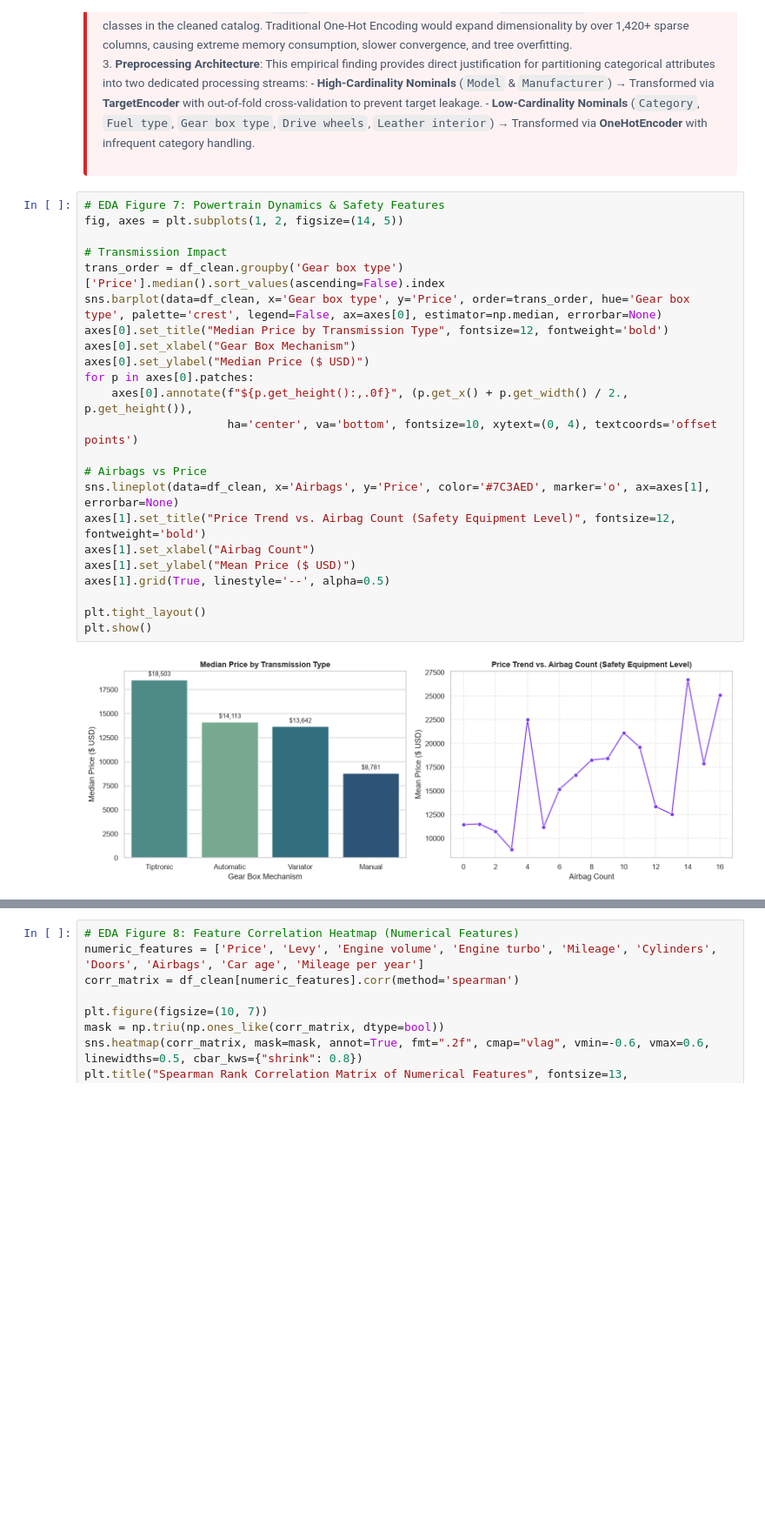
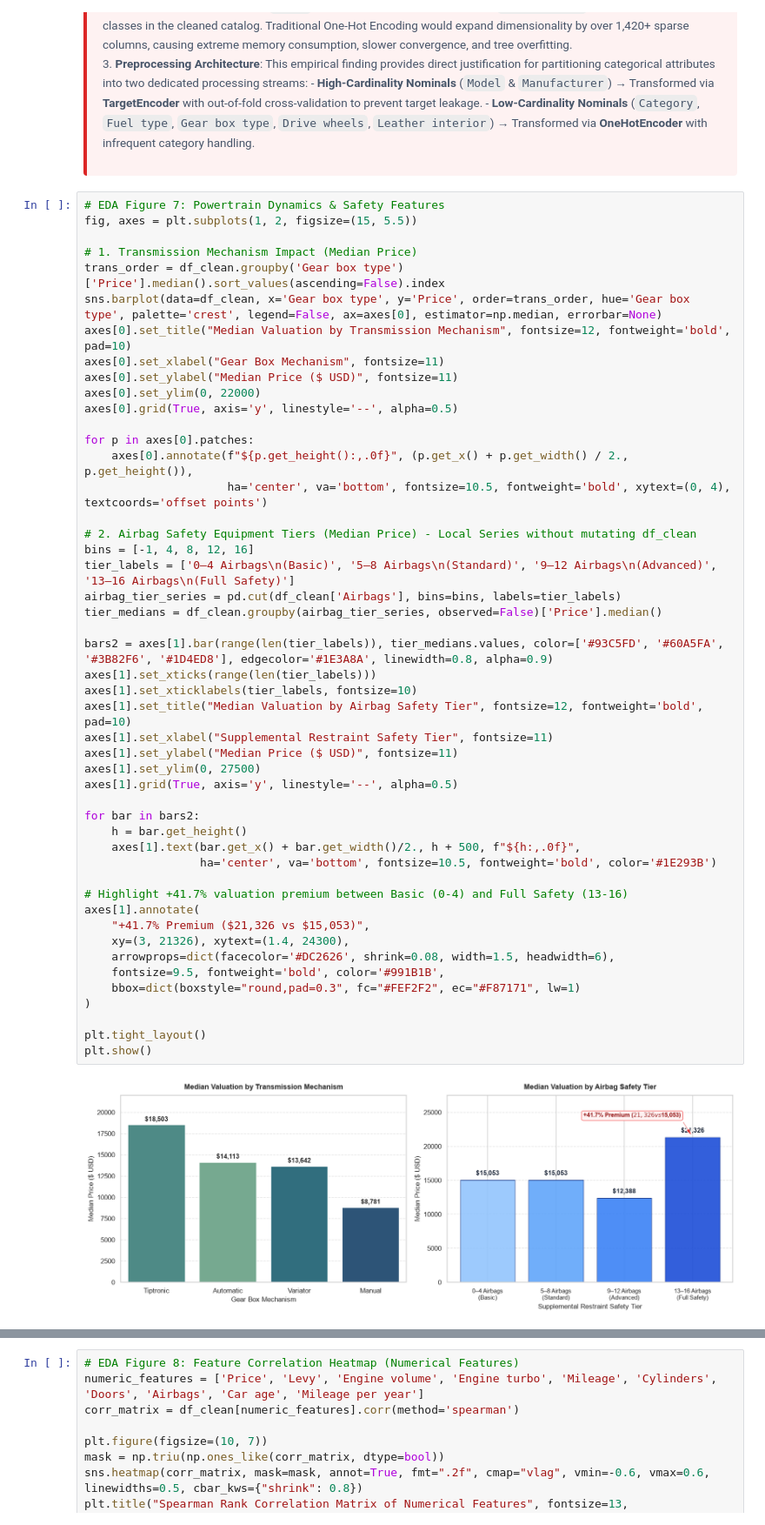
Before and after one commit to jaluprayoga/car_price_prediction, a Jupyter notebook: car_price_prediction.ipynb, the cells around one changed output, grey strips where cells are left out. Shown at 87% size. Saved outputs shown, nothing was run; the diff lists cells and outputs as text; blank space fills up the shorter version.

```diff
--- a/car_price_prediction.ipynb
+++ b/car_price_prediction.ipynb
@@ -590,29 +694,54 @@ plt.show()
 </div>
 # %%
 # EDA Figure 7: Powertrain Dynamics & Safety Features
-fig, axes = plt.subplots(1, 2, figsize=(14, 5))
+fig, axes = plt.subplots(1, 2, figsize=(15, 5.5))
 
-# Transmission Impact
+# 1. Transmission Mechanism Impact (Median Price)
 trans_order = df_clean.groupby('Gear box type')['Price'].median().sort_values(ascending=False).index
 sns.barplot(data=df_clean, x='Gear box type', y='Price', order=trans_order, hue='Gear box type', palette='crest', legend=False, ax=axes[0], estimator=np.median, errorbar=None)
-axes[0].set_title("Median Price by Transmission Type", fontsize=12, fontweight='bold')
-axes[0].set_xlabel("Gear Box Mechanism")
-axes[0].set_ylabel("Median Price ($ USD)")
+axes[0].set_title("Median Valuation by Transmission Mechanism", fontsize=12, fontweight='bold', pad=10)
+axes[0].set_xlabel("Gear Box Mechanism", fontsize=11)
+axes[0].set_ylabel("Median Price ($ USD)", fontsize=11)
+axes[0].set_ylim(0, 22000)
+axes[0].grid(True, axis='y', linestyle='--', alpha=0.5)
+
 for p in axes[0].patches:
     axes[0].annotate(f"${p.get_height():,.0f}", (p.get_x() + p.get_width() / 2., p.get_height()),
-                     ha='center', va='bottom', fontsize=10, xytext=(0, 4), textcoords='offset points')
+                     ha='center', va='bottom', fontsize=10.5, fontweight='bold', xytext=(0, 4), textcoords='offset points')
 
-# Airbags vs Price
-sns.lineplot(data=df_clean, x='Airbags', y='Price', color='#7C3AED', marker='o', ax=axes[1], errorbar=None)
-axes[1].set_title("Price Trend vs. Airbag Count (Safety Equipment Level)", fontsize=12, fontweight='bold')
-axes[1].set_xlabel("Airbag Count")
-axes[1].set_ylabel("Mean Price ($ USD)")
-axes[1].grid(True, linestyle='--', alpha=0.5)
+# 2. Airbag Safety Equipment Tiers (Median Price) - Local Series without mutating df_clean
+bins = [-1, 4, 8, 12, 16]
+tier_labels = ['0–4 Airbags\n(Basic)', '5–8 Airbags\n(Standard)', '9–12 Airbags\n(Advanced)', '13–16 Airbags\n(Full Safety)']
+airbag_tier_series = pd.cut(df_clean['Airbags'], bins=bins, labels=tier_labels)
+tier_medians = df_clean.groupby(airbag_tier_series, observed=False)['Price'].median()
+
+bars2 = axes[1].bar(range(len(tier_labels)), tier_medians.values, color=['#93C5FD', '#60A5FA', '#3B82F6', '#1D4ED8'], edgecolor='#1E3A8A', linewidth=0.8, alpha=0.9)
+axes[1].set_xticks(range(len(tier_labels)))
+axes[1].set_xticklabels(tier_labels, fontsize=10)
+axes[1].set_title("Median Valuation by Airbag Safety Tier", fontsize=12, fontweight='bold', pad=10)
+axes[1].set_xlabel("Supplemental Restraint Safety Tier", fontsize=11)
+axes[1].set_ylabel("Median Price ($ USD)", fontsize=11)
+axes[1].set_ylim(0, 27500)
+axes[1].grid(True, axis='y', linestyle='--', alpha=0.5)
+
+for bar in bars2:
+    h = bar.get_height()
+    axes[1].text(bar.get_x() + bar.get_width()/2., h + 500, f"${h:,.0f}",
+                 ha='center', va='bottom', fontsize=10.5, fontweight='bold', color='#1E293B')
+
+# Highlight +41.7% valuation premium between Basic (0-4) and Full Safety (13-16)
+axes[1].annotate(
+    "+41.7% Premium ($21,326 vs $15,053)",
+    xy=(3, 21326), xytext=(1.4, 24300),
+    arrowprops=dict(facecolor='#DC2626', shrink=0.08, width=1.5, headwidth=6),
+    fontsize=9.5, fontweight='bold', color='#991B1B',
+    bbox=dict(boxstyle="round,pad=0.3", fc="#FEF2F2", ec="#F87171", lw=1)
+)
 
 plt.tight_layout()
 plt.show()
 # %% [output]
-[figure, old version]
+[figure, new version]
 # %% [markdown]
 <div style="background-color: #F8FAFC; border-left: 4px solid #8B5CF6; padding: 14px 18px; border-radius: 4px; margin: 12px 0 24px 0; font-family: 'Segoe UI', sans-serif;">
   <strong style="color: #1E293B; font-size: 14px;">💡 Market Insight #5 &bull; Powertrain Dynamics & Safety Features:</strong>
```
Also changed, not shown: parts of 17 cells of this notebook, 1 other file.
